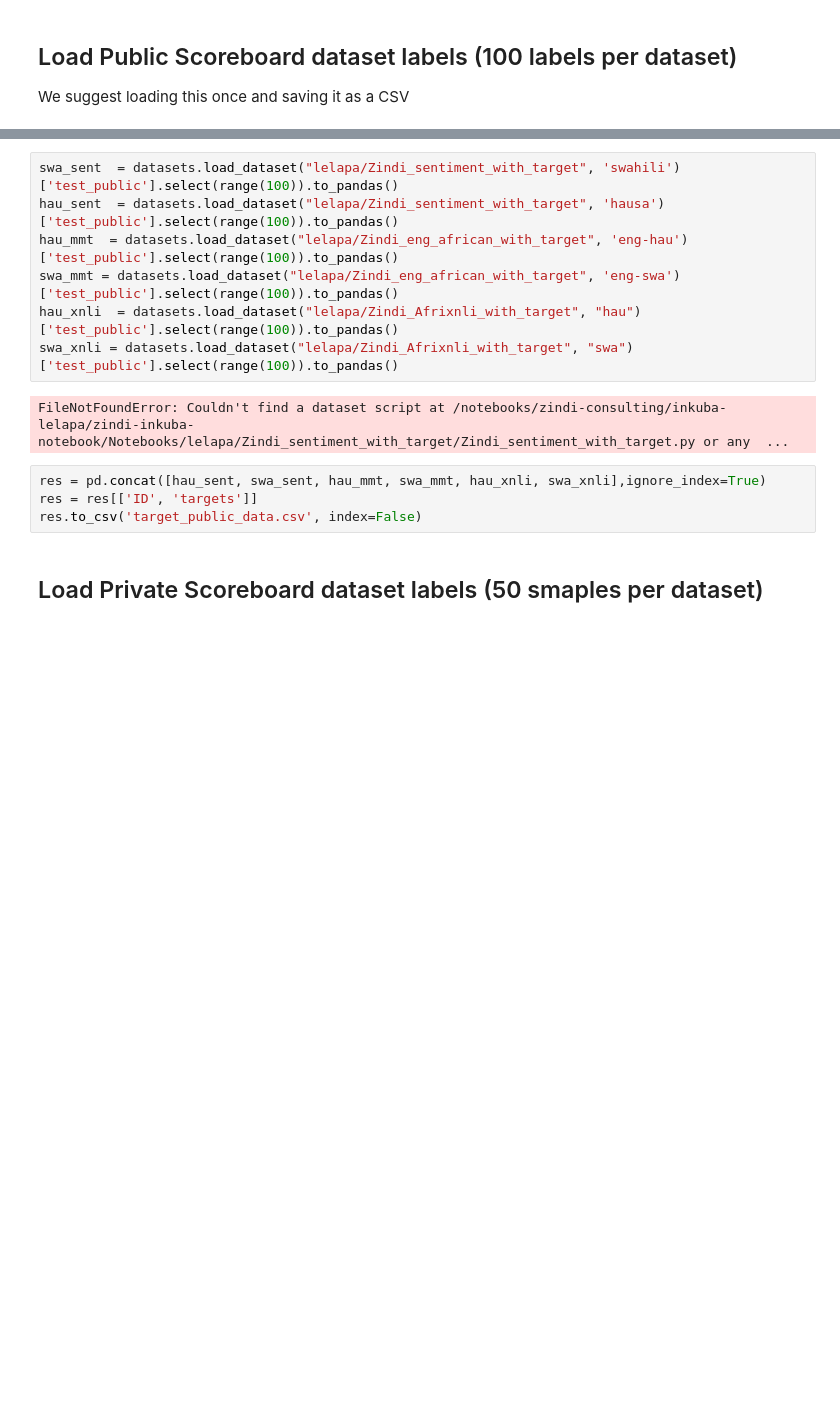
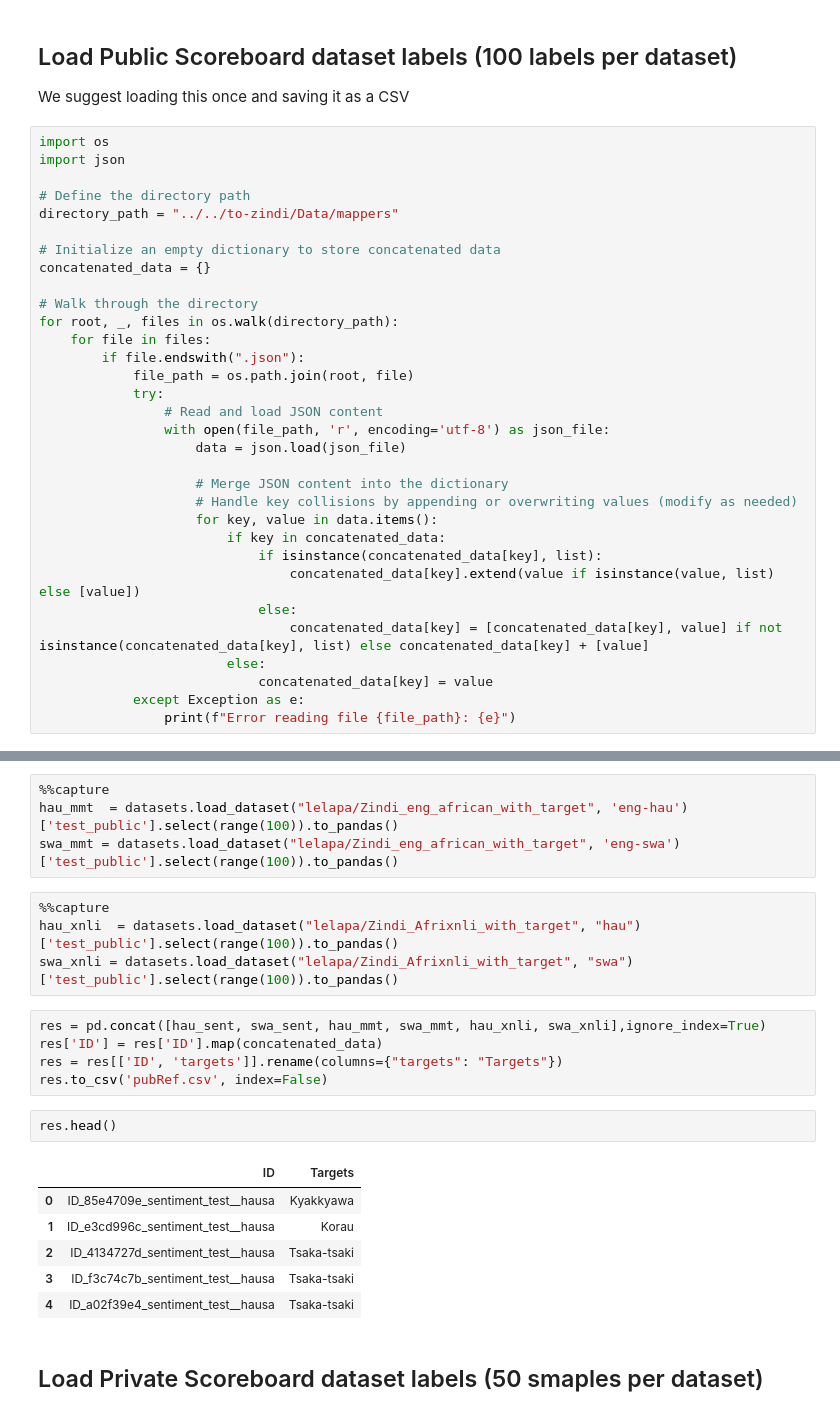
Before and after one commit to clemsadand/zindi-inkuba-notebook, a Jupyter notebook: Notebooks/Lelapa_AI_Zindi_Score_Zindi_team.ipynb, the cells around one changed output, grey strips where cells are left out. Cells and saved outputs as stored; diff of their text form; blank space fills up the shorter version.

```diff
--- a/Notebooks/Lelapa_AI_Zindi_Score_Zindi_team.ipynb
+++ b/Notebooks/Lelapa_AI_Zindi_Score_Zindi_team.ipynb
@@ -79,3 +76,35 @@ Login successful
 ## Load Public Scoreboard dataset labels (100 labels per dataset)
 
 We suggest loading this once and saving it as a CSV
+# %%
+import os
+import json
+
+# Define the directory path
+directory_path = "../../to-zindi/Data/mappers"
+
+# Initialize an empty dictionary to store concatenated data
+concatenated_data = {}
+
+# Walk through the directory
+for root, _, files in os.walk(directory_path):
+    for file in files:
+        if file.endswith(".json"):
+            file_path = os.path.join(root, file)
+            try:
+                # Read and load JSON content
+                with open(file_path, 'r', encoding='utf-8') as json_file:
+                    data = json.load(json_file)
+
+                    # Merge JSON content into the dictionary
+                    # Handle key collisions by appending or overwriting values (modify as needed)
+                    for key, value in data.items():
+                        if key in concatenated_data:
+                            if isinstance(concatenated_data[key], list):
+                                concatenated_data[key].extend(value if isinstance(value, list) else [value])
+                            else:
+                                concatenated_data[key] = [concatenated_data[key], value] if not isinstance(concatenated_data[key], list) else concatenated_data[key] + [value]
+                        else:
+                            concatenated_data[key] = value
+            except Exception as e:
+                print(f"Error reading file {file_path}: {e}")
@@ -82,16 +115,25 @@ We suggest loading this once and saving it as a CSV
 # %%
-swa_sent  = datasets.load_dataset("lelapa/Zindi_sentiment_with_target", 'swahili')['test_public'].select(range(100)).to_pandas()
-hau_sent  = datasets.load_dataset("lelapa/Zindi_sentiment_with_target", 'hausa')['test_public'].select(range(100)).to_pandas()
+%%capture
 hau_mmt  = datasets.load_dataset("lelapa/Zindi_eng_african_with_target", 'eng-hau')['test_public'].select(range(100)).to_pandas()
 swa_mmt = datasets.load_dataset("lelapa/Zindi_eng_african_with_target", 'eng-swa')['test_public'].select(range(100)).to_pandas()
-hau_xnli  = datasets.load_dataset("lelapa/Zindi_Afrixnli_with_target", "hau")['test_public'].select(range(100)).to_pandas()
-swa_xnli = datasets.load_dataset("lelapa/Zindi_Afrixnli_with_target", "swa")['test_public'].select(range(100)).to_pandas()
-# %% [output]
-FileNotFoundError: Couldn't find a dataset script at /notebooks/zindi-consulting/inkuba-lelapa/zindi-inkuba-notebook/Notebooks/lelapa/Zindi_sentiment_with_target/Zindi_sentiment_with_target.py or any  ...
+# %%
+%%capture
+hau_xnli  = datasets.load_dataset("lelapa/Zindi_Afrixnli_with_target", "hau")['test_public'].select(range(100)).to_pandas()
+swa_xnli = datasets.load_dataset("lelapa/Zindi_Afrixnli_with_target", "swa")['test_public'].select(range(100)).to_pandas()
 # %%
 res = pd.concat([hau_sent, swa_sent, hau_mmt, swa_mmt, hau_xnli, swa_xnli],ignore_index=True)
-res = res[['ID', 'targets']]
-res.to_csv('target_public_data.csv', index=False)
+res['ID'] = res['ID'].map(concatenated_data)
+res = res[['ID', 'targets']].rename(columns={"targets": "Targets"})
+res.to_csv('pubRef.csv', index=False)
+# %%
+res.head()
+# %% [output]
+|  | ID | Targets |
+| 0 | ID_85e4709e_sentiment_test__hausa | Kyakkyawa |
+| 1 | ID_e3cd996c_sentiment_test__hausa | Korau |
+| 2 | ID_4134727d_sentiment_test__hausa | Tsaka-tsaki |
+| 3 | ID_f3c74c7b_sentiment_test__hausa | Tsaka-tsaki |
+| 4 | ID_a02f39e4_sentiment_test__hausa | Tsaka-tsaki |
 # %% [markdown]
 ## Load Private Scoreboard dataset labels (50 smaples per dataset)
 # %%
```
Also changed, not shown: parts of 13 cells of this notebook, 23 other files.
